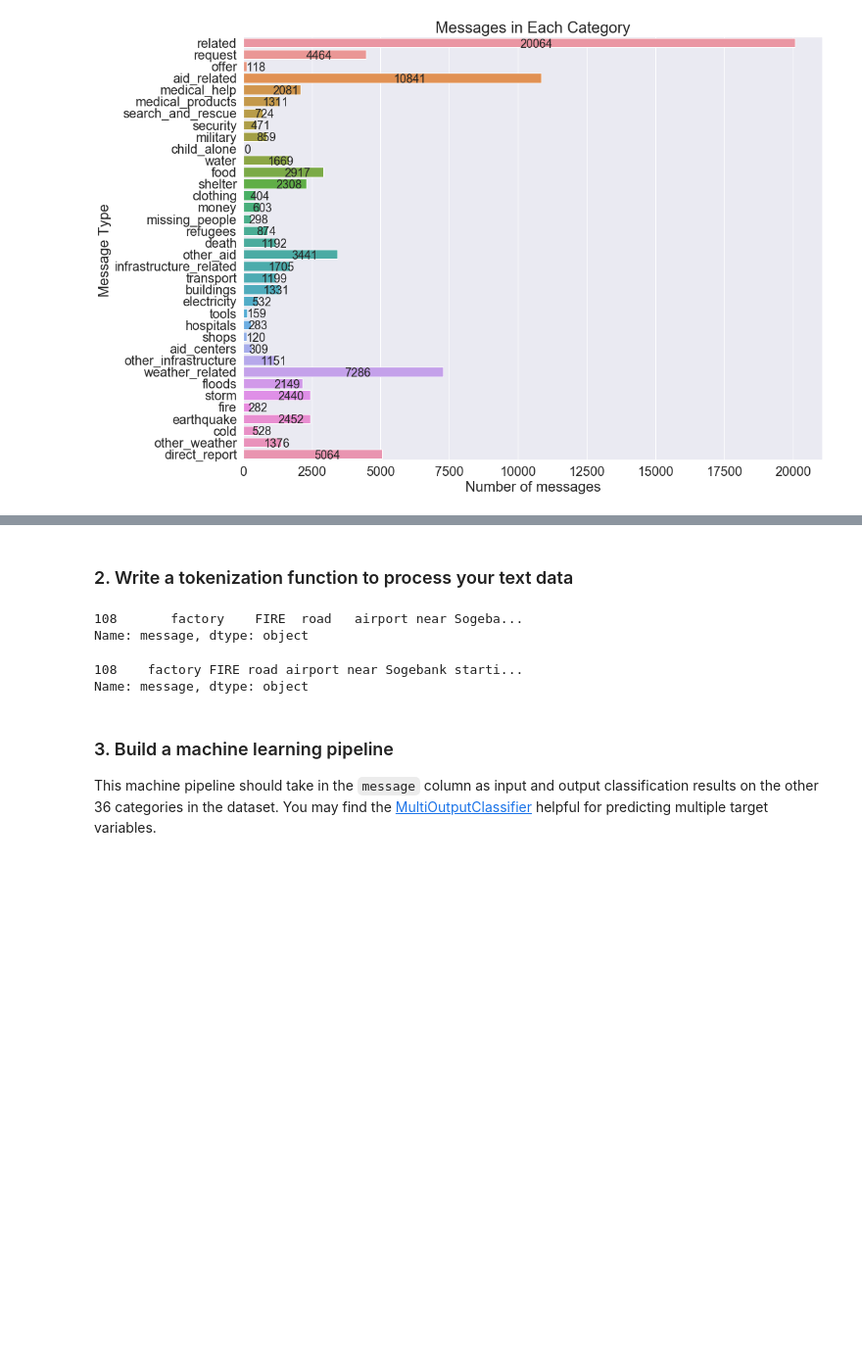
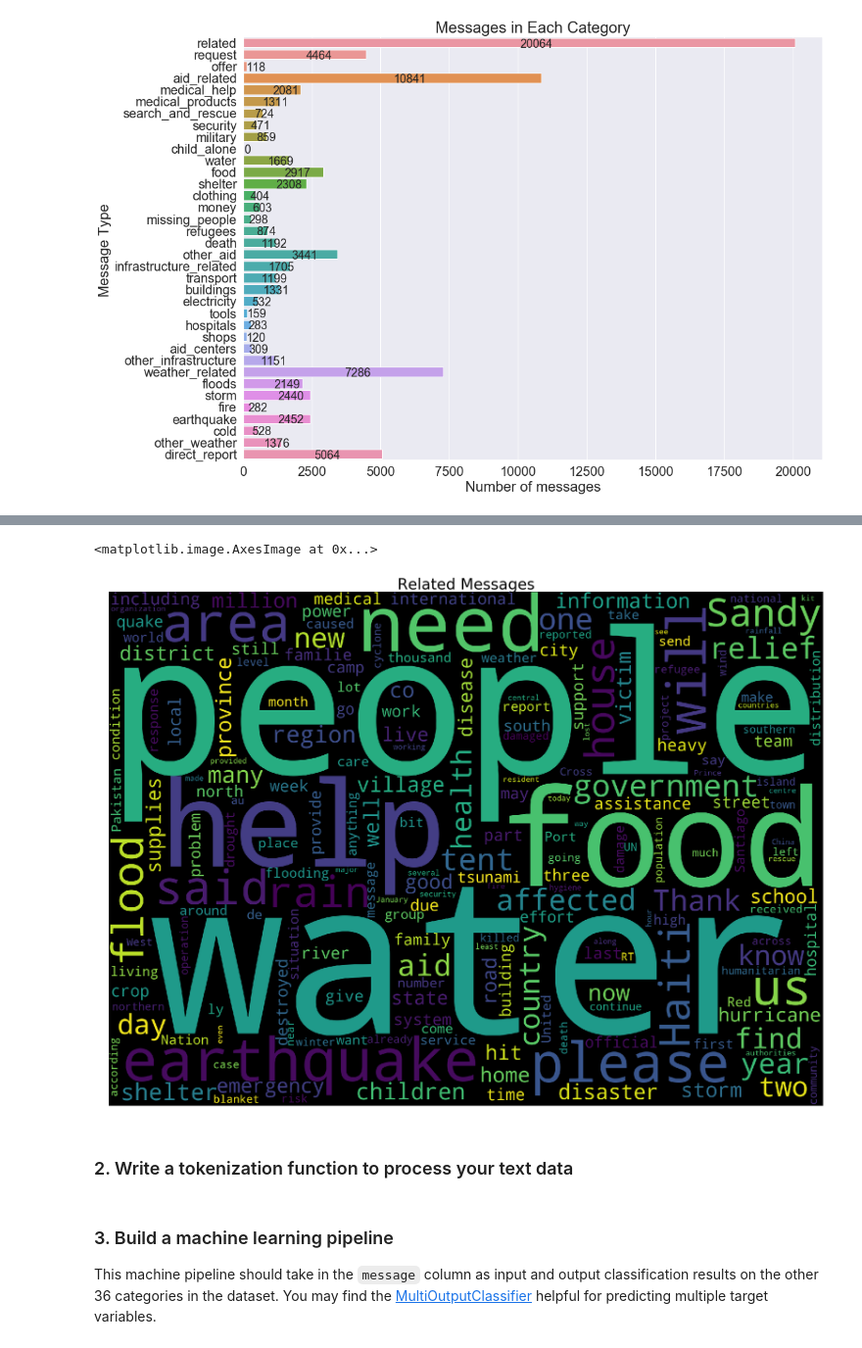
Before and after one commit to Tselmeg-C/Udacity_Project2_Disaster_Response_Pipelines, a Jupyter notebook: ML Pipeline Preparation.ipynb, the cells around one changed output, grey strips where cells are left out. Shown at 98% size. Cells and saved outputs as stored; diff of their text form; code cells hidden in the pictures; blank space fills up the shorter version.

```diff
--- a/ML Pipeline Preparation.ipynb
+++ b/ML Pipeline Preparation.ipynb
@@ -134,3 +115,25 @@ df.shape
+# %%
+from wordcloud import WordCloud,STOPWORDS
+
+# wordclouds for lable "related"
+plt.figure(figsize=(40,25))
+
+subset = df[df.related==True]
+text = subset.message.values
+cloud_related = WordCloud(
+                          stopwords=STOPWORDS,
+                          background_color='black',
+                          collocations=False,
+                          width=2500,
+                          height=1800
+                         ).generate(" ".join(text))
+plt.axis('off')
+plt.title("Related Messages",fontsize=40)
+plt.imshow(cloud_related)
+# Same code can be used to generate wordclouds of other categories.
+# %% [output]
+<matplotlib.image.AxesImage at 0x...>
+[figure, added]
 # %% [markdown]
 ### 2. Write a tokenization function to process your text data
 # %%
@@ -142,9 +145,4 @@ def removeStopWords(sentence):
     global re_stop_words
     return re_stop_words.sub(" ", sentence)
 X = X.apply(removeStopWords)
-# %%
-X.iloc[[108]]
-# %% [output]
-108       factory    FIRE  road   airport near Sogeba...
-Name: message, dtype: object
 # %%
@@ -176,9 +172,4 @@ def keepAlpha(sentence):
 X = X.apply(cleanHtml)
 X = X.apply(cleanPunc)
 X = X.apply(keepAlpha)
-# %%
-X.iloc[[108]]
-# %% [output]
-108    factory FIRE road airport near Sogebank starti...
-Name: message, dtype: object
 # %%
```
Also changed, not shown: parts of 41 cells of this notebook.
